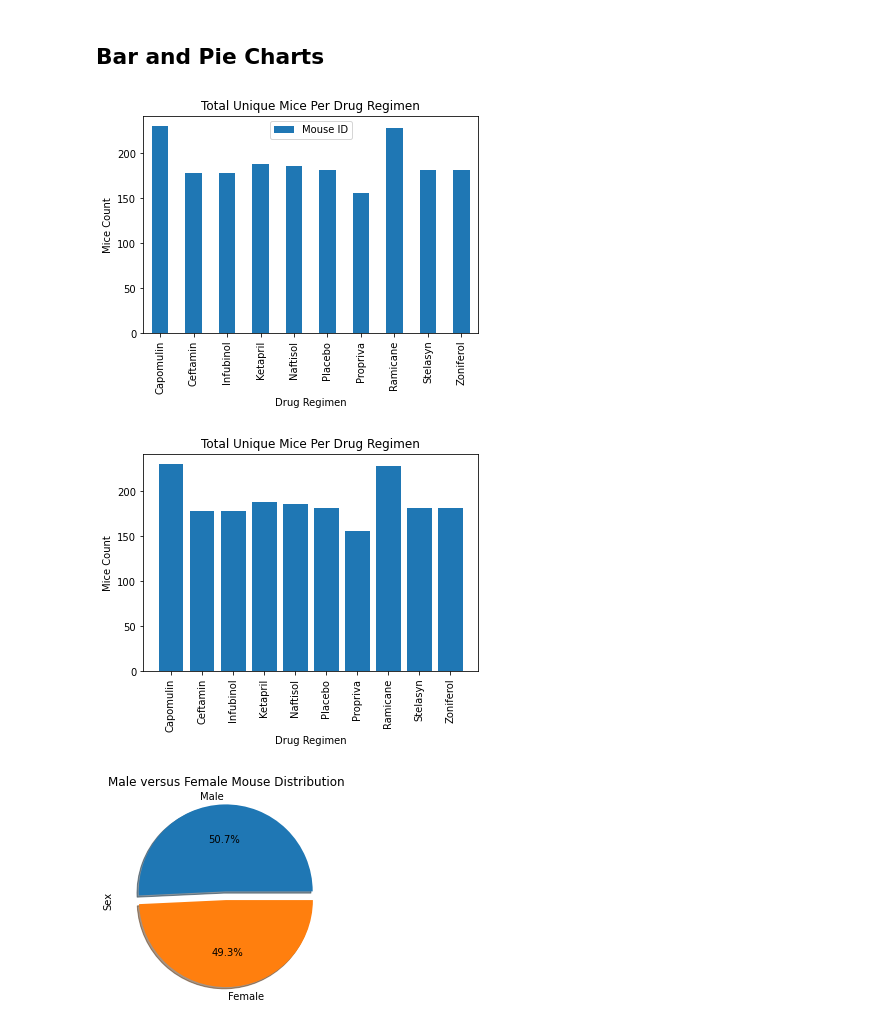
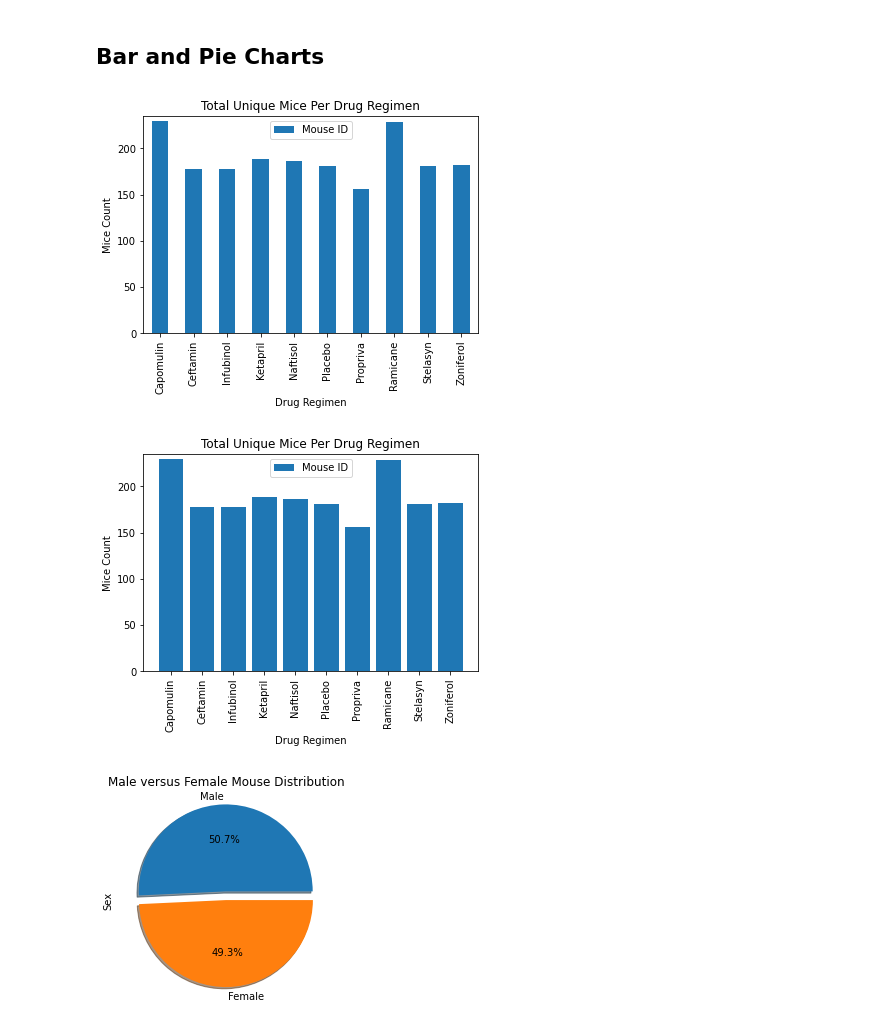
Before and after one commit to sean-galloway/matplotlib_Pymaceuticals, a Jupyter notebook: pymaceuticals.ipynb, the cells around one changed output. Saved outputs shown, nothing was run; the diff lists cells and outputs as text; code cells hidden in the pictures.

```diff
--- a/pymaceuticals.ipynb
+++ b/pymaceuticals.ipynb
@@ -156,26 +157,29 @@ clean_agg_group
 clean_min_df = clean_df[["Drug Regimen", "Mouse ID"]]
 clean_min_group = clean_min_df.groupby(["Drug Regimen"]).count()
 clean_min_group.plot(kind="bar")
+plt.ylim((0, 235))
 plt.title("Total Unique Mice Per Drug Regimen")
 plt.xlabel("Drug Regimen")
 plt.ylabel("Mice Count")
-plt.savefig("./Images/TotalUniqueMiceBar_pandas.png")
+plt.savefig("./Images/TotalUniqueMiceBar_pandas.png", bbox_inches='tight')
 plt.show()
 # %% [output]
-[figure, old version]
+[figure, new version]
 # %%
 # Generate a bar plot showing the total number of unique mice tested on each drug regimen using pyplot.
 drug_regimen_list = clean_min_group.index.values.tolist()
 # print(drug_regimen_list)
-plt.bar(drug_regimen_list, clean_min_group["Mouse ID"])
+plt.bar(drug_regimen_list, clean_min_group["Mouse ID"], label="Mouse ID")
+plt.ylim((0, 235))
 plt.xticks(rotation="vertical")
 plt.title("Total Unique Mice Per Drug Regimen")
 plt.xlabel("Drug Regimen")
 plt.ylabel("Mice Count")
-plt.savefig("./Images/TotalUniqueMiceBar_pyplot.png")
+plt.legend(loc="best")
+plt.savefig("./Images/TotalUniqueMiceBar_pyplot.png", bbox_inches='tight')
 plt.show()
 # %% [output]
-[figure, old version]
+[figure, new version]
 # %%
 # Generate a pie plot showing the distribution of female versus male mice using pandas
 gender_count = clean_df["Sex"].value_counts()
```
Also changed, not shown: parts of 13 cells of this notebook, 9 other files.
